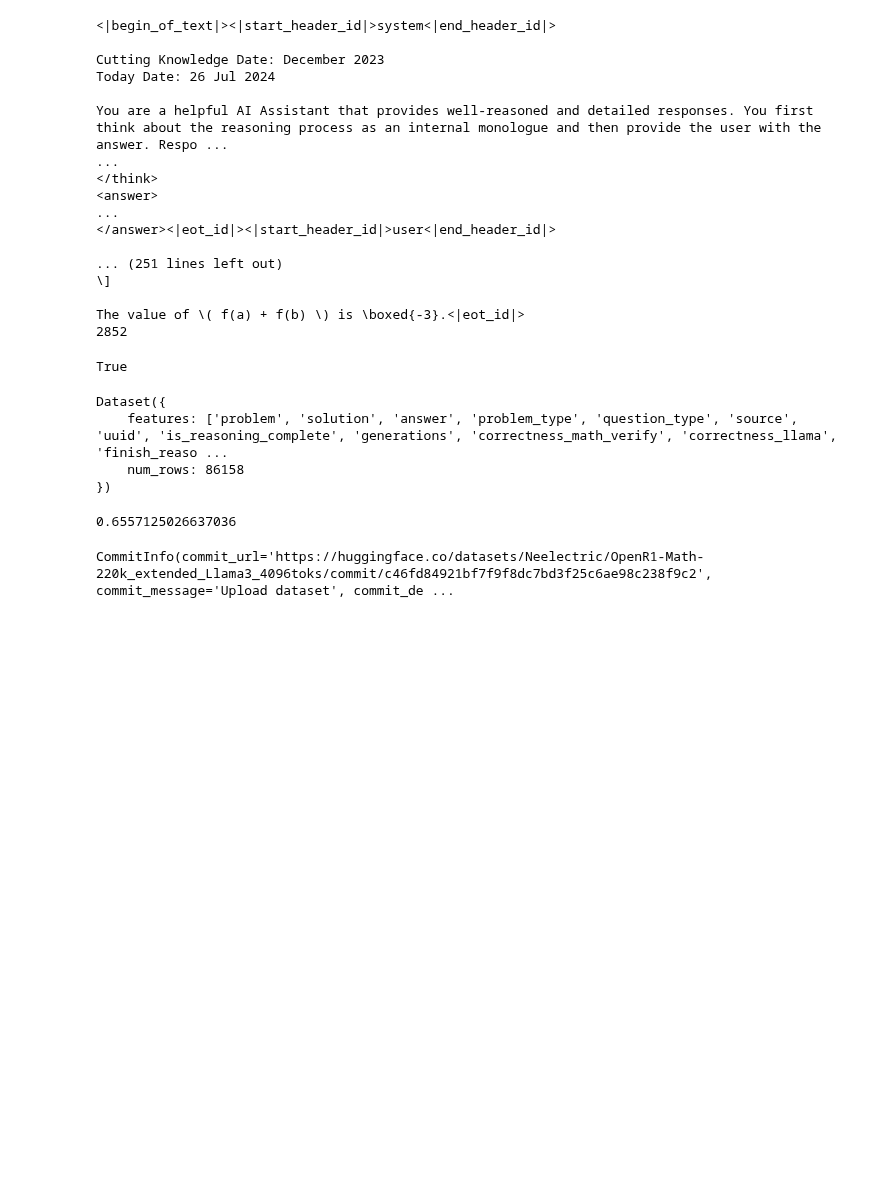
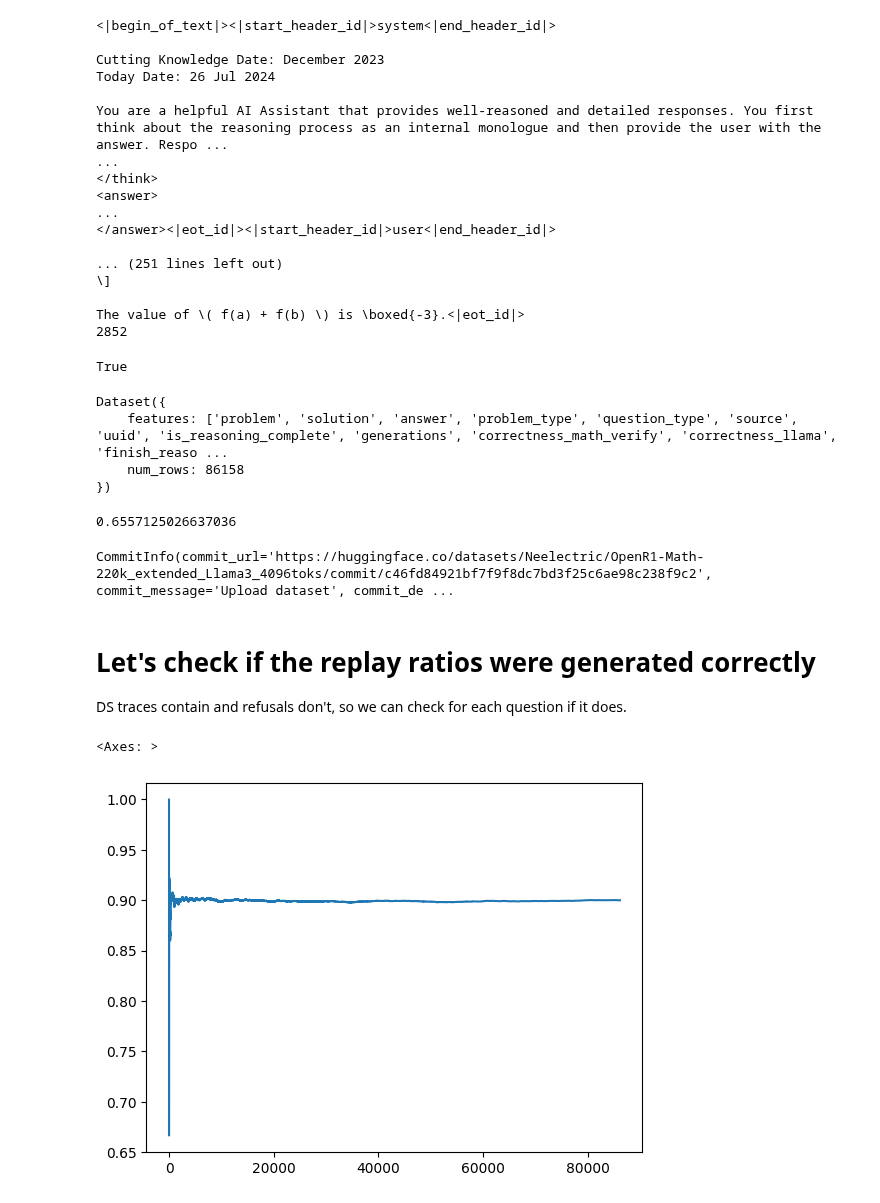
Before and after one commit to Neelectric/open-r1_safety, a Jupyter notebook: filtering_scripts/math_open-r1_tok_filters.ipynb, the cells around one changed output. Drawn from its saved outputs; the diff is of its cells as text; code cells hidden in the pictures; blank space fills up the shorter version.

Commit message:
making sure replay filtering worked

```diff
--- a/filtering_scripts/math_open-r1_tok_filters.ipynb
+++ b/filtering_scripts/math_open-r1_tok_filters.ipynb
@@ -118,3 +118,33 @@ Dataset({
 math_filtered.push_to_hub("Neelectric/OpenR1-Math-220k_extended_Llama3_4096toks")
 # %% [output]
 CommitInfo(commit_url='https://huggingface.co/datasets/Neelectric/OpenR1-Math-220k_extended_Llama3_4096toks/commit/c46fd84921bf7f9f8dc7bd3f25c6ae98c238f9c2', commit_message='Upload dataset', commit_de ...
+# %% [markdown]
+# Let's check if the replay ratios were generated correctly
+DS traces contain <think> and refusals don't, so we can check for each question if it does.
+# %%
+from datasets import load_dataset
+from tqdm import tqdm
+import seaborn as sns
+
+def get_ratios(ds_id):
+
+    ds = load_dataset(ds_id)
+
+    ds_train = ds["train"]
+    distilled = []
+    n = len(ds_train)
+    ratios = []
+    for i in tqdm(range(n)):
+        is_distill = "<think>" in ds_train[i]["messages"][1]["content"]
+        # print(is_distill)
+        distilled.append(is_distill)
+        ratio = sum(distilled) / len(distilled)
+        ratios.append(ratio)
+    return ratios
+# %%
+ds_id = "Neelectric/Replay_0.1.OpenR1-Math-220k_extended.wildguardmix.Llama3_4096toks"
+ratios = get_ratios(ds_id)
+sns.lineplot(ratios)
+# %% [output]
+<Axes: >
+[figure, added]
```
Also changed, not shown: parts of 2 cells of this notebook.
